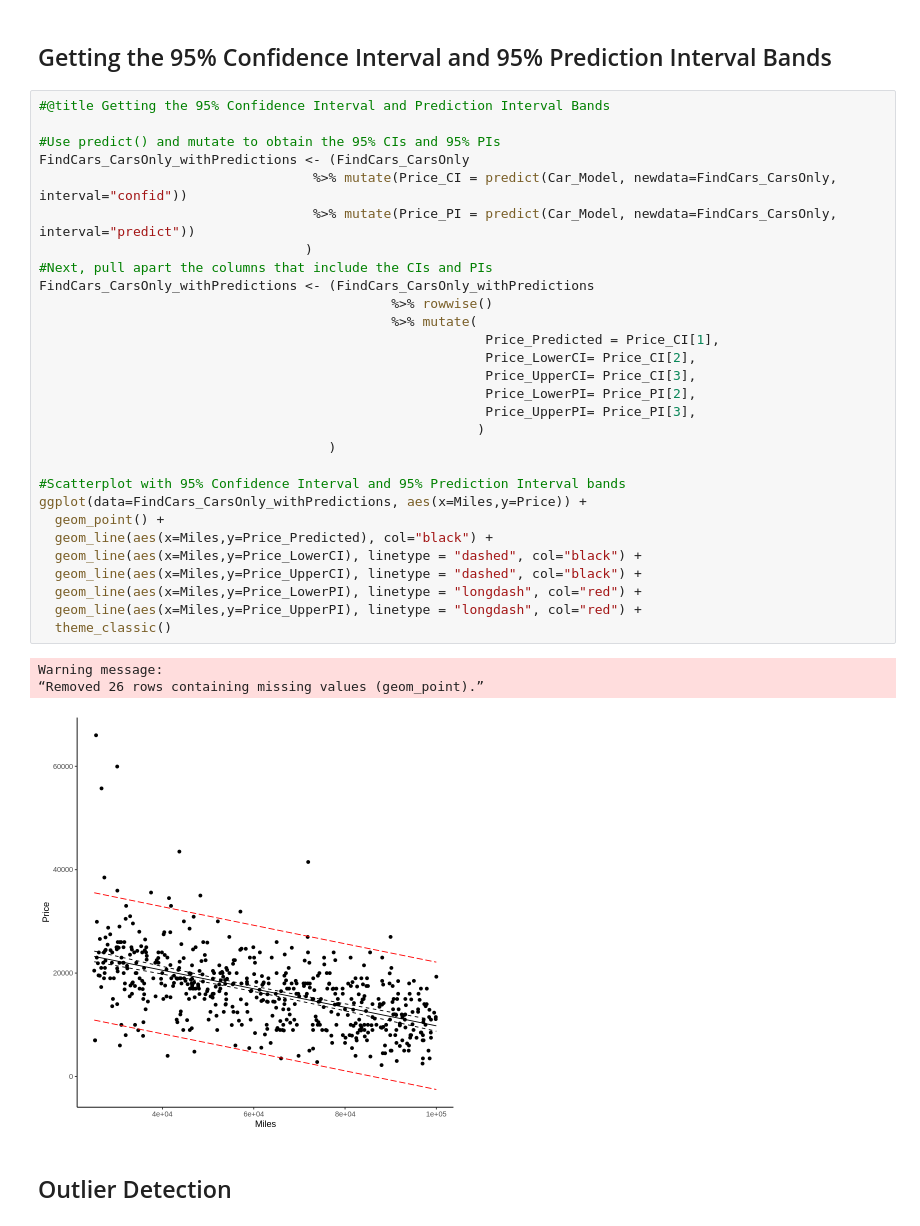
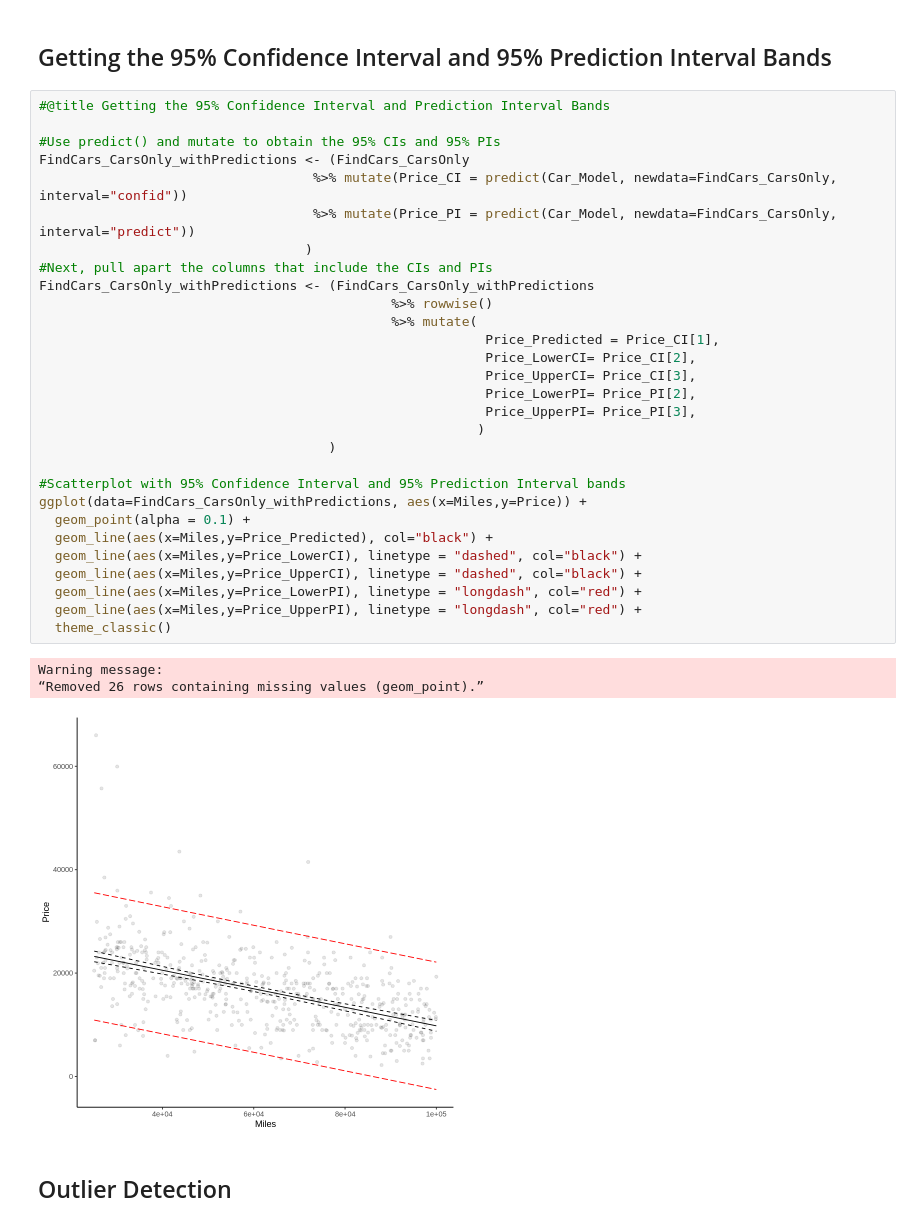
Before and after one commit to christophermalone/stat360, a Jupyter notebook: Handout6_Predictions_CIs_PIs.ipynb, the cells around one changed output. Cells and saved outputs as stored; diff of their text form.

```diff
--- a/Handout6_Predictions_CIs_PIs.ipynb
+++ b/Handout6_Predictions_CIs_PIs.ipynb
@@ -283,35 +306,35 @@ Warning message:
 #@title Getting the 95% Confidence Interval and Prediction Interval Bands
 
 #Use predict() and mutate to obtain the 95% CIs and 95% PIs
 FindCars_CarsOnly_withPredictions <- (FindCars_CarsOnly
                                    %>% mutate(Price_CI = predict(Car_Model, newdata=FindCars_CarsOnly, interval="confid"))
                                    %>% mutate(Price_PI = predict(Car_Model, newdata=FindCars_CarsOnly, interval="predict"))
                                   )
 #Next, pull apart the columns that include the CIs and PIs
 FindCars_CarsOnly_withPredictions <- (FindCars_CarsOnly_withPredictions
                                              %>% rowwise()
                                              %>% mutate(
                                                          Price_Predicted = Price_CI[1],
                                                          Price_LowerCI= Price_CI[2],
                                                          Price_UpperCI= Price_CI[3],
                                                          Price_LowerPI= Price_PI[2],
                                                          Price_UpperPI= Price_PI[3],
                                                         )
                                      )
 
 #Scatterplot with 95% Confidence Interval and 95% Prediction Interval bands
 ggplot(data=FindCars_CarsOnly_withPredictions, aes(x=Miles,y=Price)) +
-  geom_point() +
+  geom_point(alpha = 0.1) +
   geom_line(aes(x=Miles,y=Price_Predicted), col="black") +
   geom_line(aes(x=Miles,y=Price_LowerCI), linetype = "dashed", col="black") +
   geom_line(aes(x=Miles,y=Price_UpperCI), linetype = "dashed", col="black") +
   geom_line(aes(x=Miles,y=Price_LowerPI), linetype = "longdash", col="red") +
   geom_line(aes(x=Miles,y=Price_UpperPI), linetype = "longdash", col="red") +
   theme_classic()
 # %% [output]
 Warning message:
 “Removed 26 rows containing missing values (geom_point).”
-[figure, old version]
+[figure, new version]
 # %% [markdown]
 ## Outlier Detection
 # %%
```
Also changed, not shown: parts of 2 cells of this notebook.
